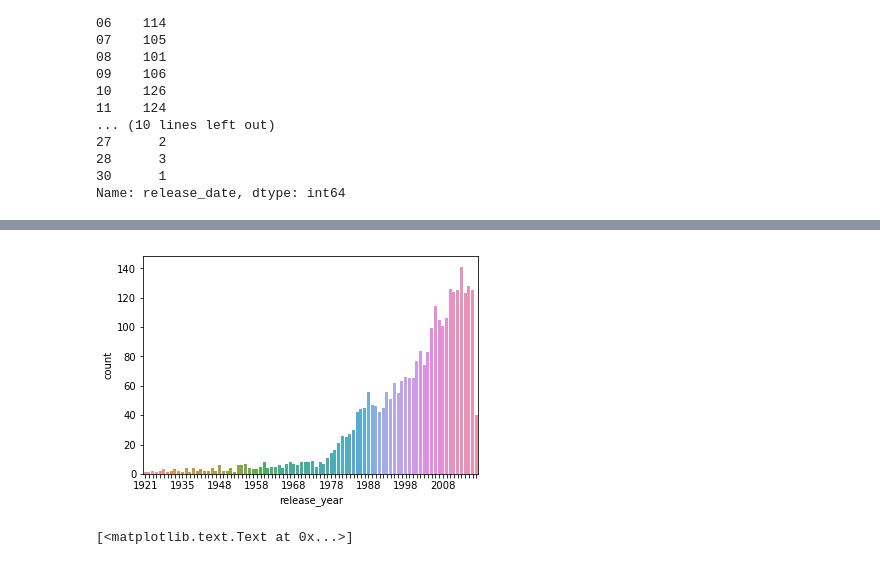
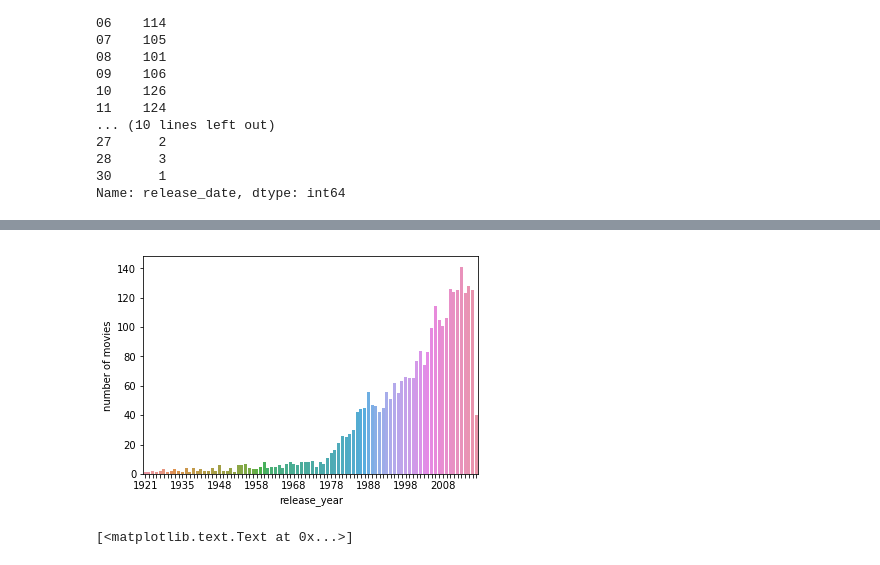
Before and after one commit to sumitdas1984/Kaggle-TMDB-Box-Office, a Jupyter notebook: notebooks/exploratory_data_analysis.ipynb, the cells around one changed output, grey strips where cells are left out. Cells and saved outputs as stored; diff of their text form; code cells hidden in the pictures.

```diff
--- a/notebooks/exploratory_data_analysis.ipynb
+++ b/notebooks/exploratory_data_analysis.ipynb
@@ -174,10 +177,11 @@ sns.countplot(train.release_month)
 # %%
 fig = sns.countplot(train.release_year)
+fig.set(ylabel='number of movies')
 for index, label in enumerate(fig.xaxis.get_ticklabels()):
     if index % 10 != 0:
         label.set_visible(False)
 # %% [output]
-[figure, old version]
+[figure, new version]
 # %%
 revenue_by_weekday = train.groupby('release_weekday')['revenue'].aggregate([np.mean])
 revenue_by_weekday.reset_index(inplace=True)
```
Also changed, not shown: parts of 32 cells of this notebook.
